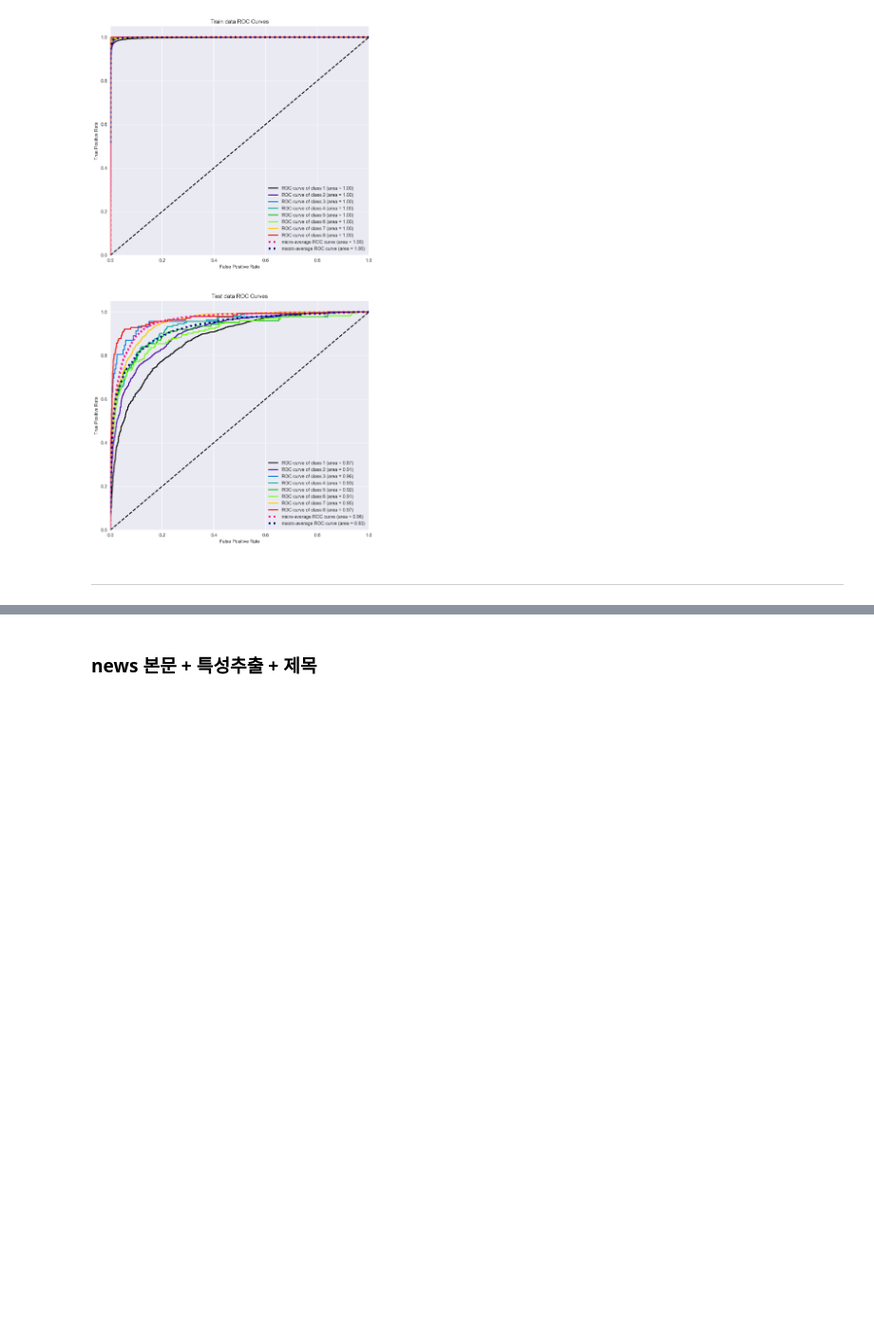
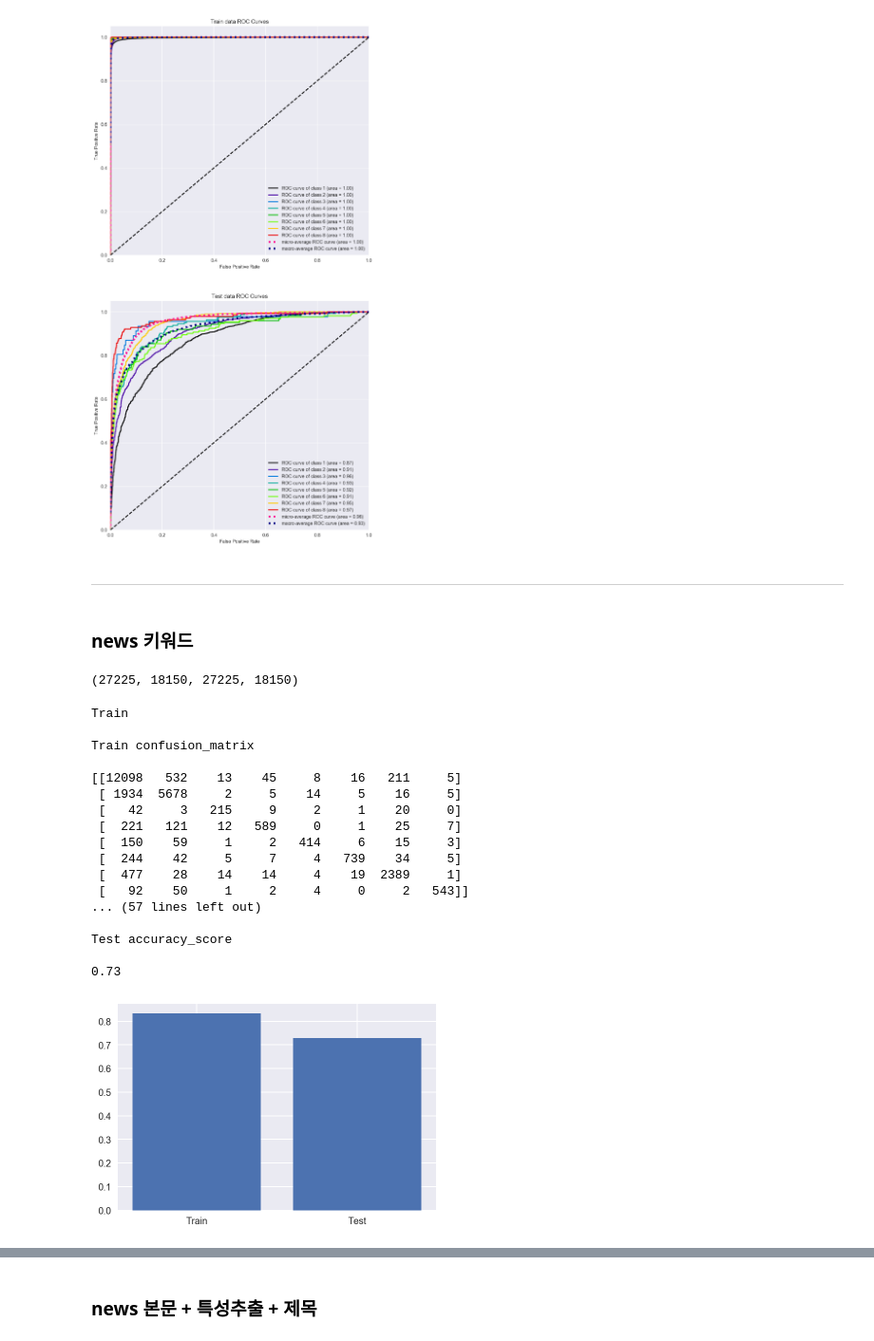
Before and after one commit to UPRMG/Project, a Jupyter notebook: Project/5. News/news_data_analysis.ipynb, the cells around one changed output, grey strips where cells are left out. Shown at 95% size. Saved outputs shown, nothing was run; the diff lists cells and outputs as text; code cells hidden in the pictures; blank space fills up the shorter version.

```diff
--- a/Project/5. News/news_data_analysis.ipynb
+++ b/Project/5. News/news_data_analysis.ipynb
@@ -363,3 +383,75 @@ plt.show()
 [figure]
 # %% [markdown]
 ---
+# %% [markdown]
+### news 키워드
+# %%
+from konlpy.tag import Twitter
+from konlpy.tag import *
+hannanum = Hannanum()
+kkma = Kkma()
+twitter = Twitter()
+
+def tokenize_pos(doc):
+    return ['/'.join(t) for t in twitter.pos(doc)]
+# %%
+clf = Pipeline([
+    ("vect", TfidfVectorizer(tokenizer=tokenize_pos, ngram_range=(1,1))),
+    ("clf", MultinomialNB(alpha=0.01))
+])
+# %%
+X_train_k, X_test_k, y_train_k, y_test_k = train_test_split(total['키워드정리'], total['category'], \
+                                                    test_size=0.4, random_state=0)
+
+len(X_train_k),len(X_test_k),len(y_train_k),len(y_test_k)
+# %% [output]
+(27225, 18150, 27225, 18150)
+# %%
+# def news_keyeword():
+model_k = clf.fit(X_train_k, y_train_k)
+
+y_pred_k = model_k.predict(X_train_k)
+
+print("Train", "\n")
+print("Train confusion_matrix", "\n")
+print(confusion_matrix(y_train_k, y_pred_k), "\n\n")
+print("Train classification_report", "\n")
+print(classification_report(y_train_k, y_pred_k), "\n\n")
+print("Train accuracy_score", "\n")
+print(round(accuracy_score(y_train_k, y_pred_k), 2), "\n\n")
+
+print("=====================================================" , "\n\n")
+
+y_pred_k_T = model_k.predict(X_test_k)
+
+print("Test", "\n")
+print("Test confusion_matrix", "\n")
+print(confusion_matrix(y_test_k, y_pred_k_T), "\n\n")
+print("Test classification_report", "\n")
+print(classification_report(y_test_k, y_pred_k_T), "\n\n")
+print("Test accuracy_score", "\n")
+print(round(accuracy_score(y_test_k, y_pred_k_T), 2), "\n\n")
+
+x="Train","Test"
+y=accuracy_score(y_train_k, y_pred_k), accuracy_score(y_test_k, y_pred_k_T)
+plt.bar(x,y)
+plt.show()
+# %% [output]
+Train
+
+Train confusion_matrix
+
+[[12098   532    13    45     8    16   211     5]
+ [ 1934  5678     2     5    14     5    16     5]
+ [   42     3   215     9     2     1    20     0]
+ [  221   121    12   589     0     1    25     7]
+ [  150    59     1     2   414     6    15     3]
+ [  244    42     5     7     4   739    34     5]
+ [  477    28    14    14     4    19  2389     1]
+ [   92    50     1     2     4     0     2   543]]
+... (57 lines left out)
+
+Test accuracy_score
+
+0.73
+[figure, added]
```
Also changed, not shown: parts of 45 cells of this notebook, 1 other file.
